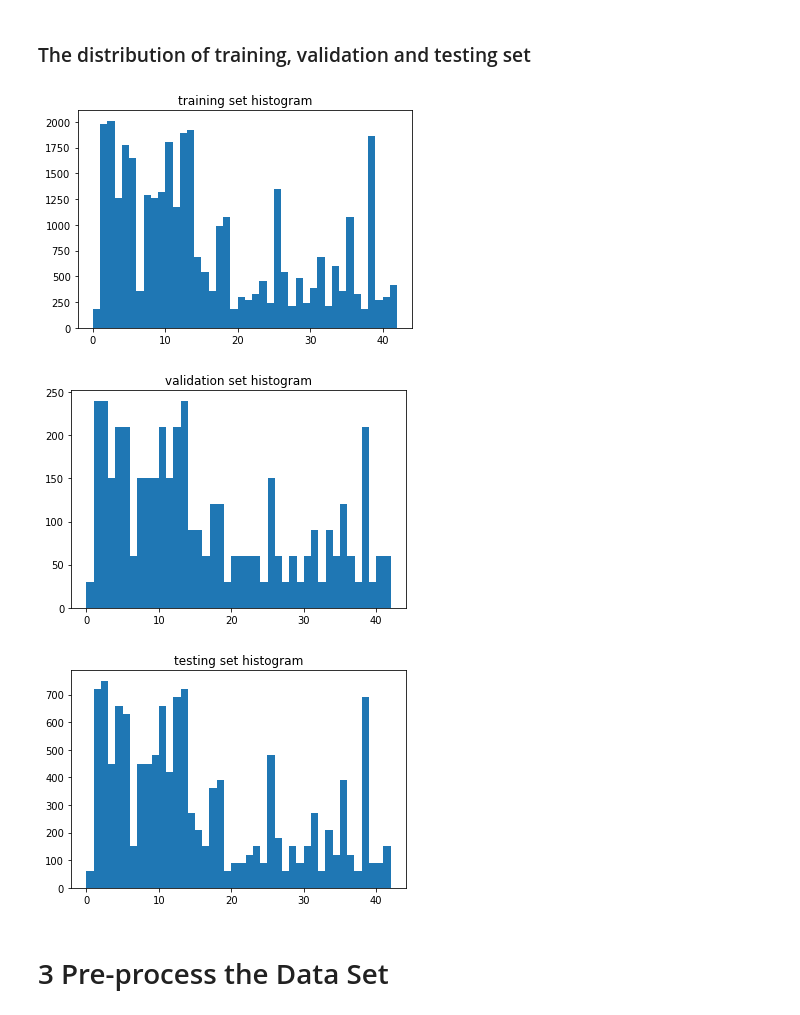
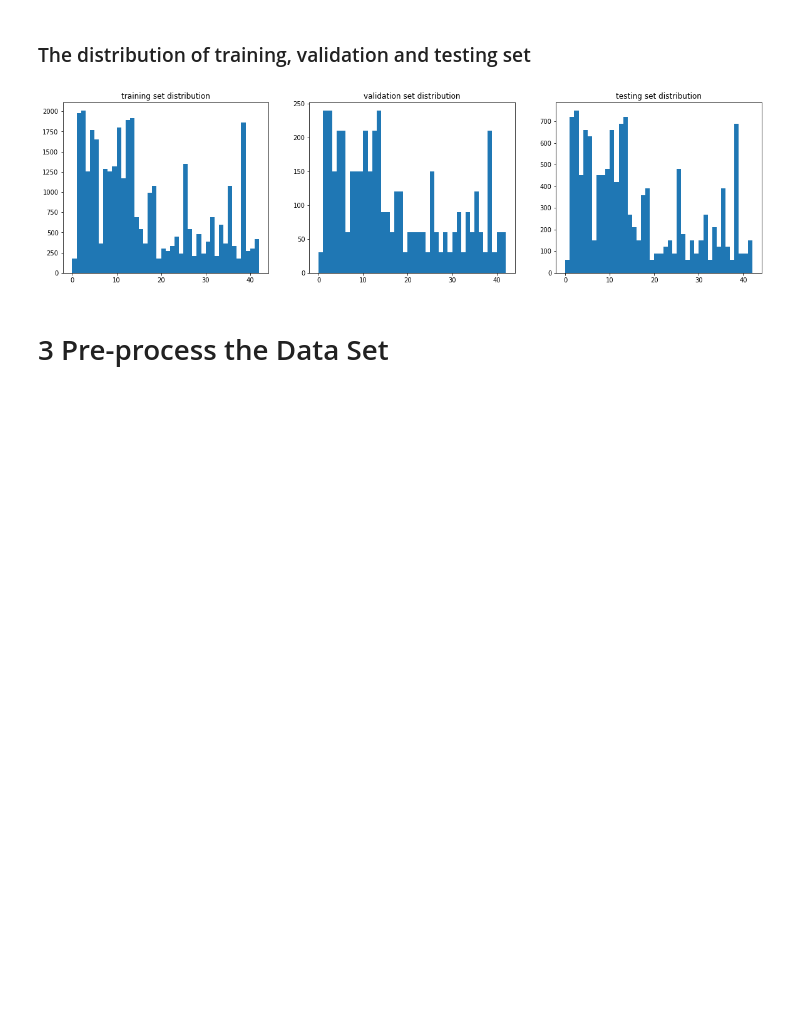
Before and after one commit to liferlisiqi/Traffic-Sign-Classifier, a Jupyter notebook: Data pre-process.ipynb, the cells around one changed output. Drawn from its saved outputs; the diff is of its cells as text; code cells hidden in the pictures; blank space fills up the shorter version.

```diff
--- a/Data pre-process.ipynb
+++ b/Data pre-process.ipynb
@@ -81,23 +80,18 @@ for i in range(0, n_classes):
 ### The distribution of training, validation and testing set
 # %%
 # Show hisgrom of the number of each traffic sign
-plt.subplot(1, 1, 1)
-plt.hist(y_train, bins=range(0, n_classes))
-plt.title("training set histogram")
-# plt.savefig('./trainingset.jpg')
-plt.show()
-plt.subplot(1, 1, 1)
-plt.hist(y_valid, bins=range(0, n_classes))
-plt.title("validation set histogram")
-plt.show()
-plt.subplot(1, 1, 1)
-plt.hist(y_test, bins=range(0, n_classes))
-plt.title("testing set histogram")
-plt.show()
+
+fig, axes = plt.subplots(1, 3 ,figsize=(20, 5))
+axes[0].hist(y_train, bins=range(0, n_classes))
+axes[0].set_title('training set distribution')
+axes[1].hist(y_valid, bins=range(0, n_classes))
+axes[1].set_title('validation set distribution')
+axes[2].hist(y_test, bins=range(0, n_classes))
+axes[2].set_title('testing set distribution')
+
+plt.savefig('./distribution.jpg')
 # %% [output]
-[figure, old version]
+[figure, new version]
-[figure, removed]
-[figure, removed]
 # %% [markdown]
 # 3 Pre-process the Data Set
 # %%
```
Also changed, not shown: parts of 2 cells of this notebook, 6 other files.
